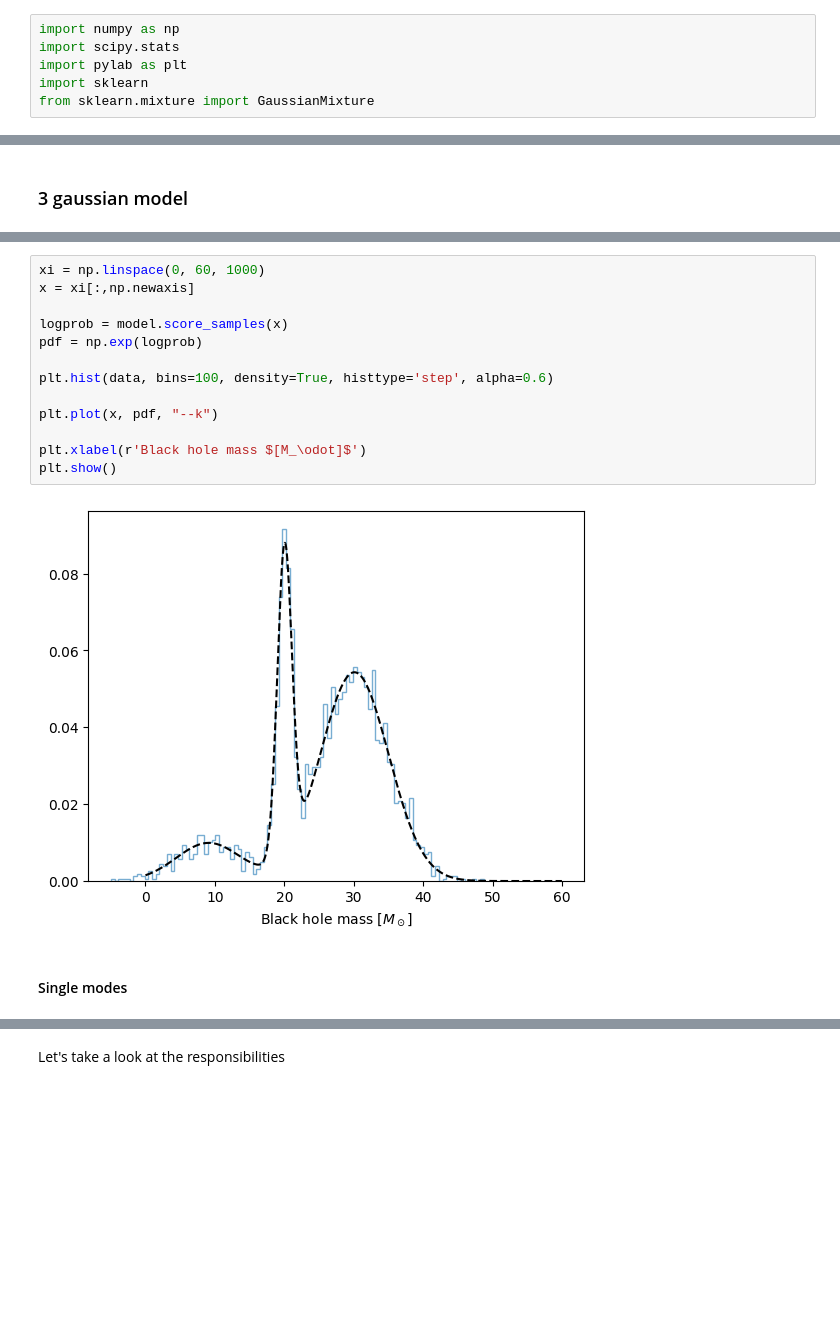
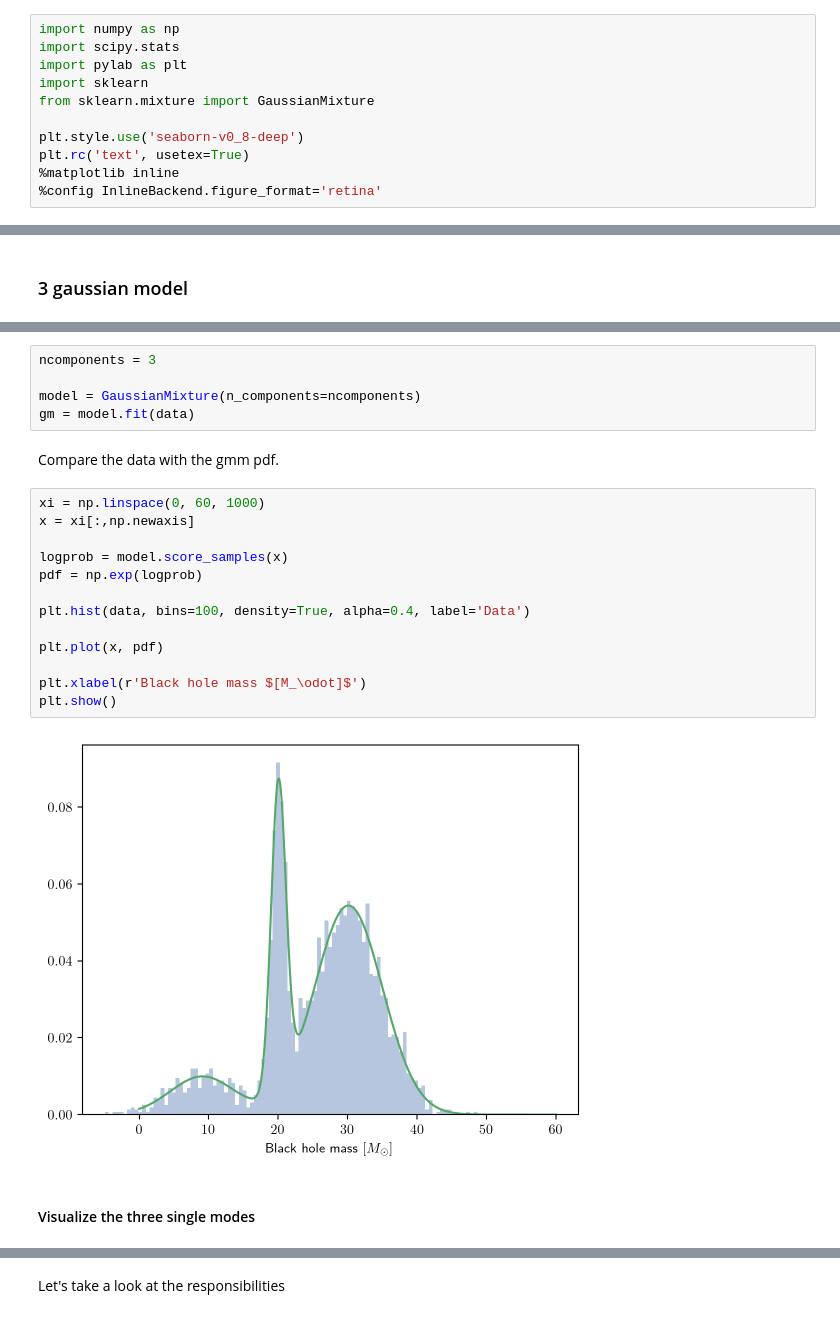
Before and after one commit to GiuliaConti/astrostatistics_bicocca_2024, a Jupyter notebook: working/E07_L06_GaussianMixtures.ipynb, the cells around one changed output, grey strips where cells are left out. Drawn from its saved outputs; the diff is of its cells as text; blank space fills up the shorter version.

```diff
--- a/working/E07_L06_GaussianMixtures.ipynb
+++ b/working/E07_L06_GaussianMixtures.ipynb
@@ -4,6 +6,11 @@ import scipy.stats
 import pylab as plt
 import sklearn
 from sklearn.mixture import GaussianMixture
+
+plt.style.use('seaborn-v0_8-deep')
+plt.rc('text', usetex=True)
+%matplotlib inline
+%config InlineBackend.figure_format='retina'
 # %%
 random_state = np.random.RandomState(seed=10) #for reproducibility
 # %%
@@ -81,20 +87,27 @@ plt.show()
+# %%
+ncomponents = 3
+
+model = GaussianMixture(n_components=ncomponents)
+gm = model.fit(data)
+# %% [markdown]
+Compare the data with the gmm pdf.
 # %%
 xi = np.linspace(0, 60, 1000)
 x = xi[:,np.newaxis]
 
 logprob = model.score_samples(x)
 pdf = np.exp(logprob)
 
-plt.hist(data, bins=100, density=True, histtype='step', alpha=0.6)
+plt.hist(data, bins=100, density=True, alpha=0.4, label='Data')
 
-plt.plot(x, pdf, "--k")
+plt.plot(x, pdf)
 
 plt.xlabel(r'Black hole mass $[M_\odot]$')
 plt.show()
 # %% [output]
-[figure, old version]
+[figure, new version]
 # %% [markdown]
-#### Single modes
+#### Visualize the three single modes
 # %%
 responsibilities = model.predict_proba(x)
 pdf_individual = responsibilities * pdf[:, np.newaxis]
```
Also changed, not shown: parts of 9 cells of this notebook.
